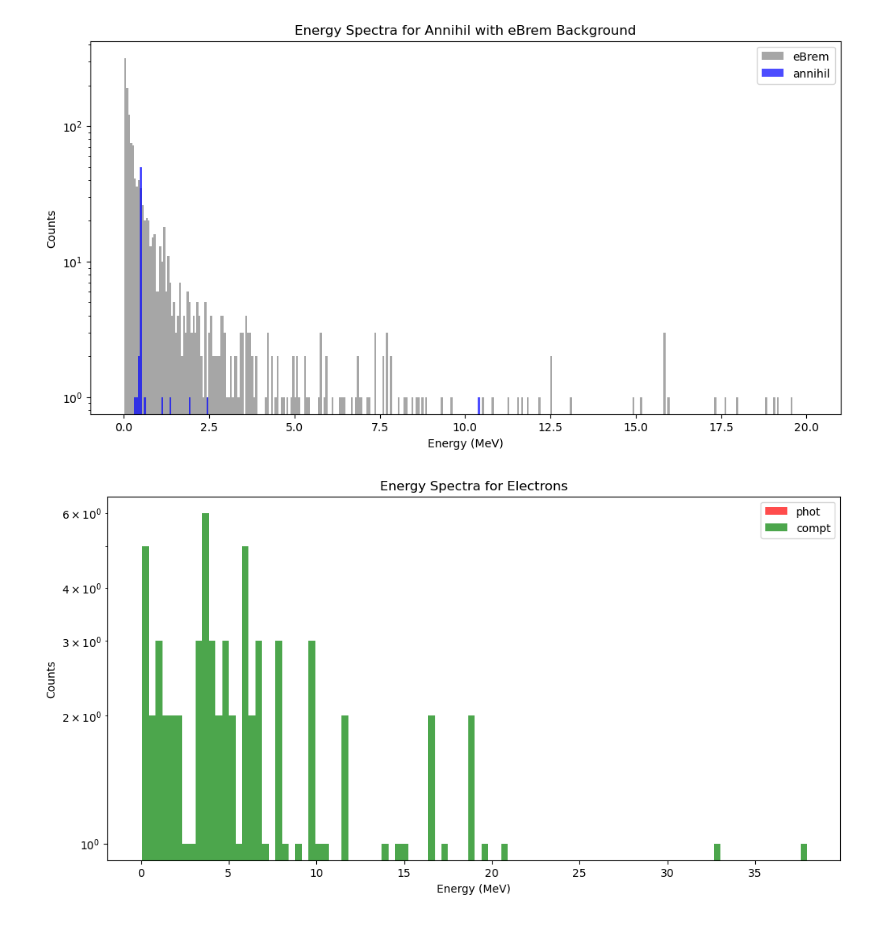
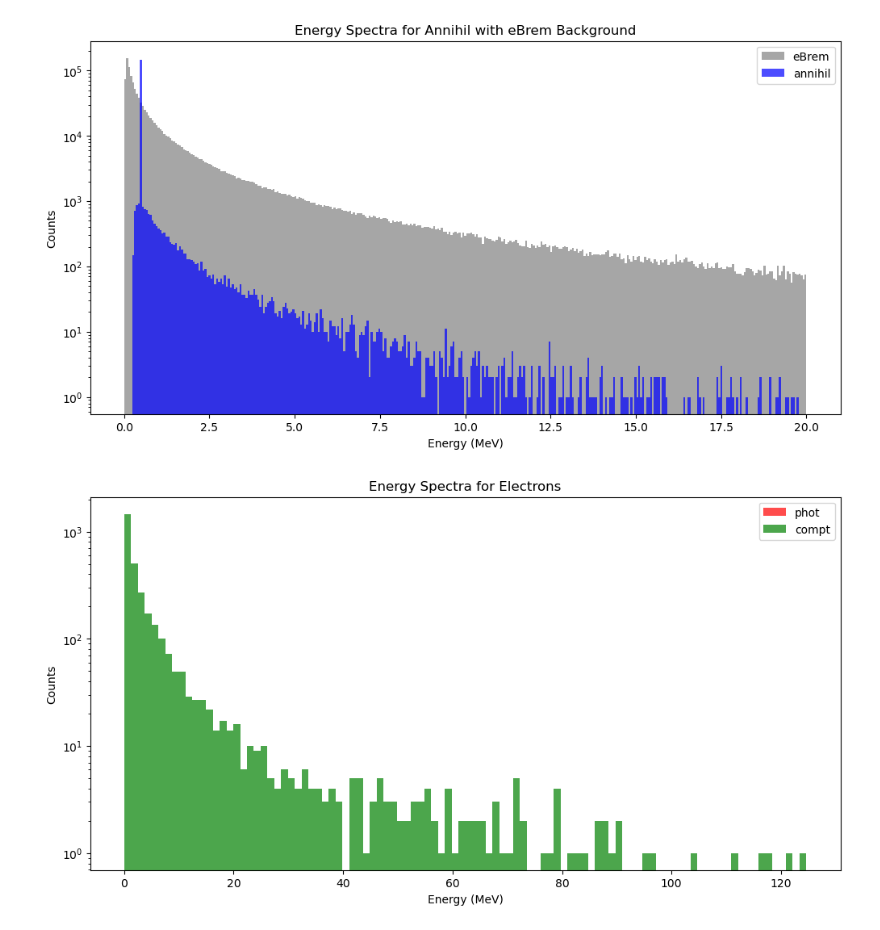
Before and after one commit to francescouni0/Online-Monitoring, a Jupyter notebook: Analysis.ipynb, the cells around one changed output. Cells and saved outputs as stored; diff of their text form; code cells hidden in the pictures.

```diff
--- a/Analysis.ipynb
+++ b/Analysis.ipynb
@@ -4,7 +4,7 @@ import matplotlib.pyplot as plt
 import numpy as np
 
 # Open the ROOT file and get the TTree
-file = uproot.open("dati/smallphantom/Hits.root")
+file = uproot.open("dati/prob/Hits.root")
 tree = file["Hits"]
 
 # Get the data as a Pandas DataFrame
@@ -108,35 +108,35 @@ plt.legend()
 plt.show()
 
 
 # Plot cylindrical positions for eBrem as background
 #if background_positions is not None:
 #    plt.hist(background_positions, bins=60, label="eBrem", alpha=0.7, color="gray",range=(-3, 3))
 #if "annihil" in process_positions:
 #    plt.hist(process_positions["annihil"], bins=60, label="annihil", alpha=0.7, color="blue",range=(-3, 3))
 #plt.xlabel("Cylindrical Position (mm)")
 #plt.ylabel("Counts")
 #plt.title("Cylindrical Position for Annihil with eBrem Background")
 #plt.legend()
 #
 #plt.tight_layout()
 #plt.show()
 #
 ## Perform TOF analysis for annihil and eBrem
 #if background_TOF is not None:
 #    plt.hist(background_TOF, bins=100, label="eBrem", alpha=0.7, color="gray")
 #
 #
 #if "annihil" in process_TOF:
 #    plt.hist(process_TOF["annihil"], bins=100, label="annihil", alpha=0.7, range=(0, 10))
 #    plt.xlabel("Time of Flight (ns)")
 #    plt.ylabel("Counts")
 #    plt.title("Time of Flight for Annihil and eBrem")
 #    plt.legend()
 #
 #plt.show()
 # %% [output]
-[figure, old version]
+[figure, new version]
-[figure, old version]
+[figure, new version]
 # %%
 perfect_energies = data["energy"]
 
```
Also changed, not shown: parts of 4 cells of this notebook, 3 other files.
